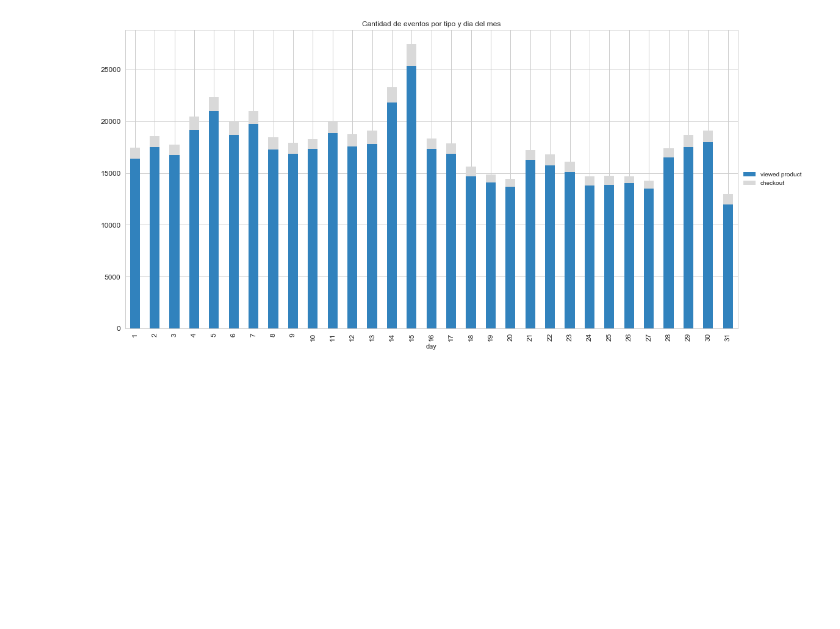
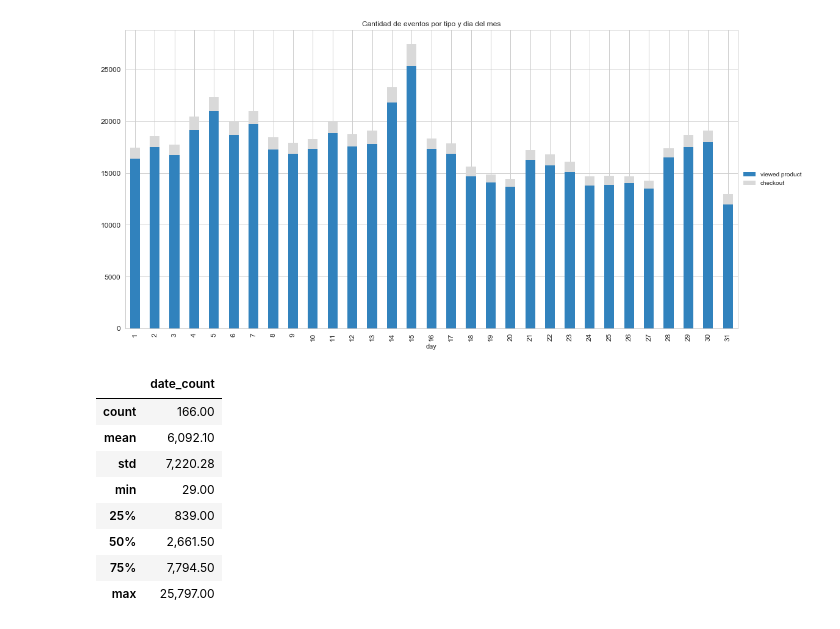
Before and after one commit to jowisaidman/tp1_analisis_exploratorio, a Jupyter notebook: Notebooks/Mateo/date.ipynb, the cells around one changed output. Saved outputs shown, nothing was run; the diff lists cells and outputs as text; code cells hidden in the pictures; blank space fills up the shorter version.

```diff
--- a/Notebooks/Mateo/date.ipynb
+++ b/Notebooks/Mateo/date.ipynb
@@ -189,3 +185,20 @@ plt.show()
 #estaria bueno agregarle la relacion en cada barra, parece casi constante -> no habria un dia que sean mas efectivos
 # %% [output]
 [figure]
+# %%
+#cantidad de eventos cada dia (total periodo)
+events['date'] = events.index.date
+events.head(1)
+per_date = events.groupby('date').agg({'date':'count'})
+per_date.columns = ['date_count']
+per_date.describe()
+# %% [output]
+|  | date_count |
+| count | 166.00 |
+| mean | 6,092.10 |
+| std | 7,220.28 |
+| min | 29.00 |
+| 25% | 839.00 |
+| 50% | 2,661.50 |
+| 75% | 7,794.50 |
+| max | 25,797.00 |
```
Also changed, not shown: parts of 5 cells of this notebook.
